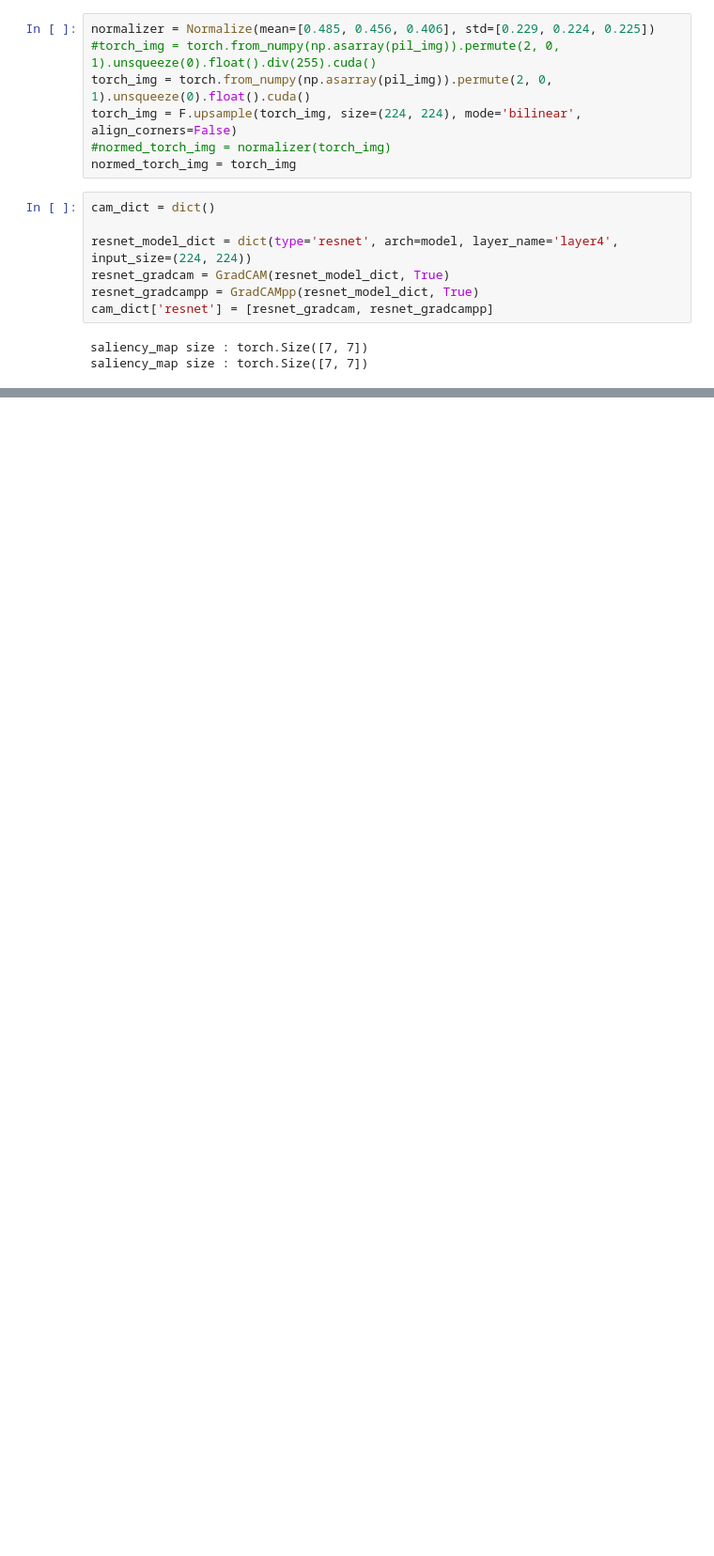
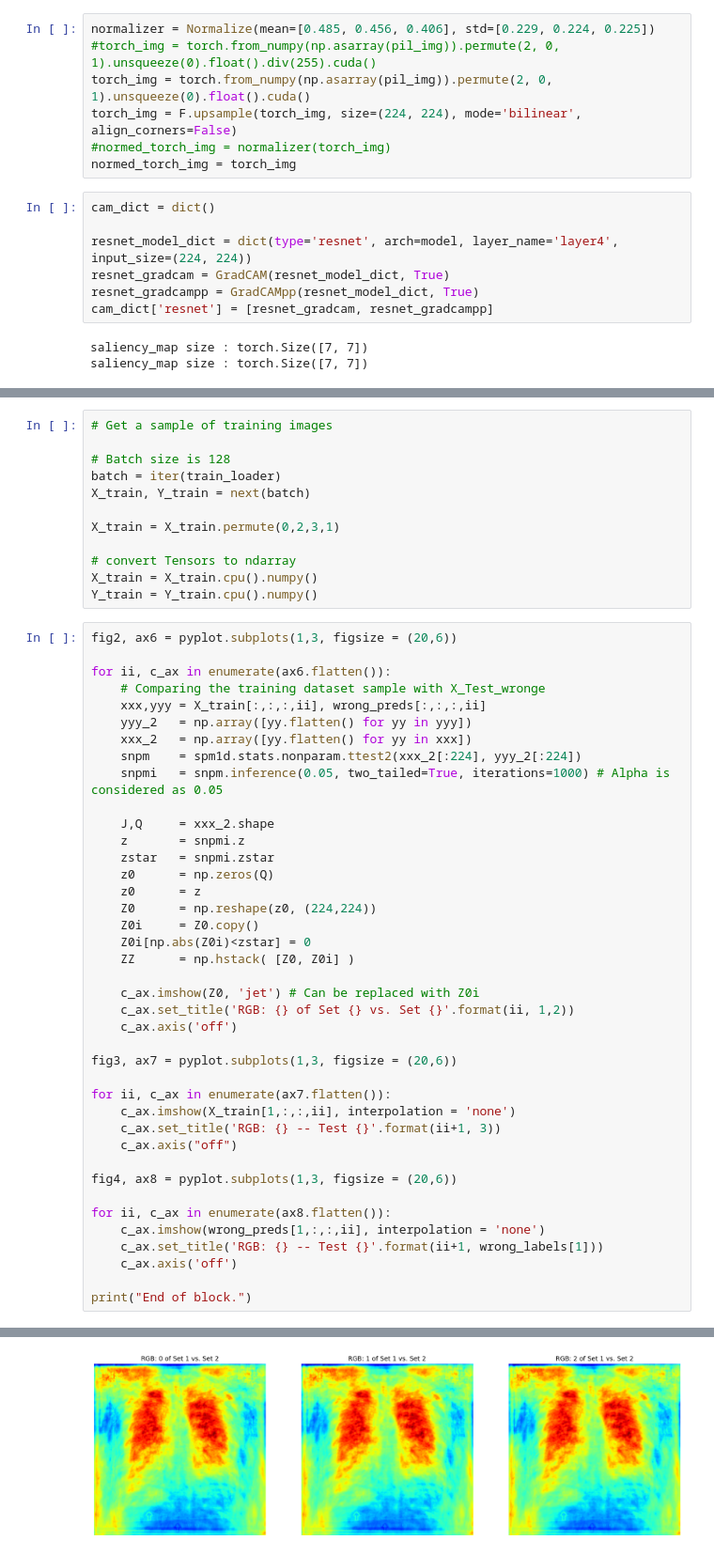
Before and after one commit to n-akram/SafeML, a Jupyter notebook: Implementation_in_Python/Examples/PneumoniaDetection/PneumoniaDetection.ipynb, the cells around one changed output, grey strips where cells are left out. Shown at 94% size. Saved outputs shown, nothing was run; the diff lists cells and outputs as text; blank space fills up the shorter version.

```diff
--- a/Implementation_in_Python/Examples/PneumoniaDetection/PneumoniaDetection.ipynb
+++ b/Implementation_in_Python/Examples/PneumoniaDetection/PneumoniaDetection.ipynb
@@ -325,0 +382,53 @@ torch.Size([228, 1132, 3])
+# %%
+# Get a sample of training images
+
+# Batch size is 128
+batch = iter(train_loader)
+X_train, Y_train = next(batch)
+
+X_train = X_train.permute(0,2,3,1)
+
+# convert Tensors to ndarray
+X_train = X_train.cpu().numpy()
+Y_train = Y_train.cpu().numpy()
+# %%
+fig2, ax6 = pyplot.subplots(1,3, figsize = (20,6))
+
+for ii, c_ax in enumerate(ax6.flatten()):
+    # Comparing the training dataset sample with X_Test_wronge
+    xxx,yyy = X_train[:,:,:,ii], wrong_preds[:,:,:,ii]
+    yyy_2   = np.array([yy.flatten() for yy in yyy])
+    xxx_2   = np.array([yy.flatten() for yy in xxx])
+    snpm    = spm1d.stats.nonparam.ttest2(xxx_2[:224], yyy_2[:224])
+    snpmi   = snpm.inference(0.05, two_tailed=True, iterations=1000) # Alpha is considered as 0.05
+
+    J,Q     = xxx_2.shape
+    z       = snpmi.z
+    zstar   = snpmi.zstar
+    z0      = np.zeros(Q)
+    z0      = z
+    Z0      = np.reshape(z0, (224,224))
+    Z0i     = Z0.copy()
+    Z0i[np.abs(Z0i)<zstar] = 0
+    ZZ      = np.hstack( [Z0, Z0i] )
+
+    c_ax.imshow(Z0, 'jet') # Can be replaced with Z0i
+    c_ax.set_title('RGB: {} of Set {} vs. Set {}'.format(ii, 1,2))
+    c_ax.axis('off')
+
+fig3, ax7 = pyplot.subplots(1,3, figsize = (20,6))
+
+for ii, c_ax in enumerate(ax7.flatten()):
+    c_ax.imshow(X_train[1,:,:,ii], interpolation = 'none')
+    c_ax.set_title('RGB: {} -- Test {}'.format(ii+1, 3))
+    c_ax.axis("off")
+
+fig4, ax8 = pyplot.subplots(1,3, figsize = (20,6))
+
+for ii, c_ax in enumerate(ax8.flatten()):
+    c_ax.imshow(wrong_preds[1,:,:,ii], interpolation = 'none')
+    c_ax.set_title('RGB: {} -- Test {}'.format(ii+1, wrong_labels[1]))
+    c_ax.axis('off')
+
+print("End of block.")
+# %% [output]
@@ -325,0 +440 @@ torch.Size([228, 1132, 3])
+[figure, added]
```
Also changed, not shown: parts of 12 cells of this notebook, 1 other file.
